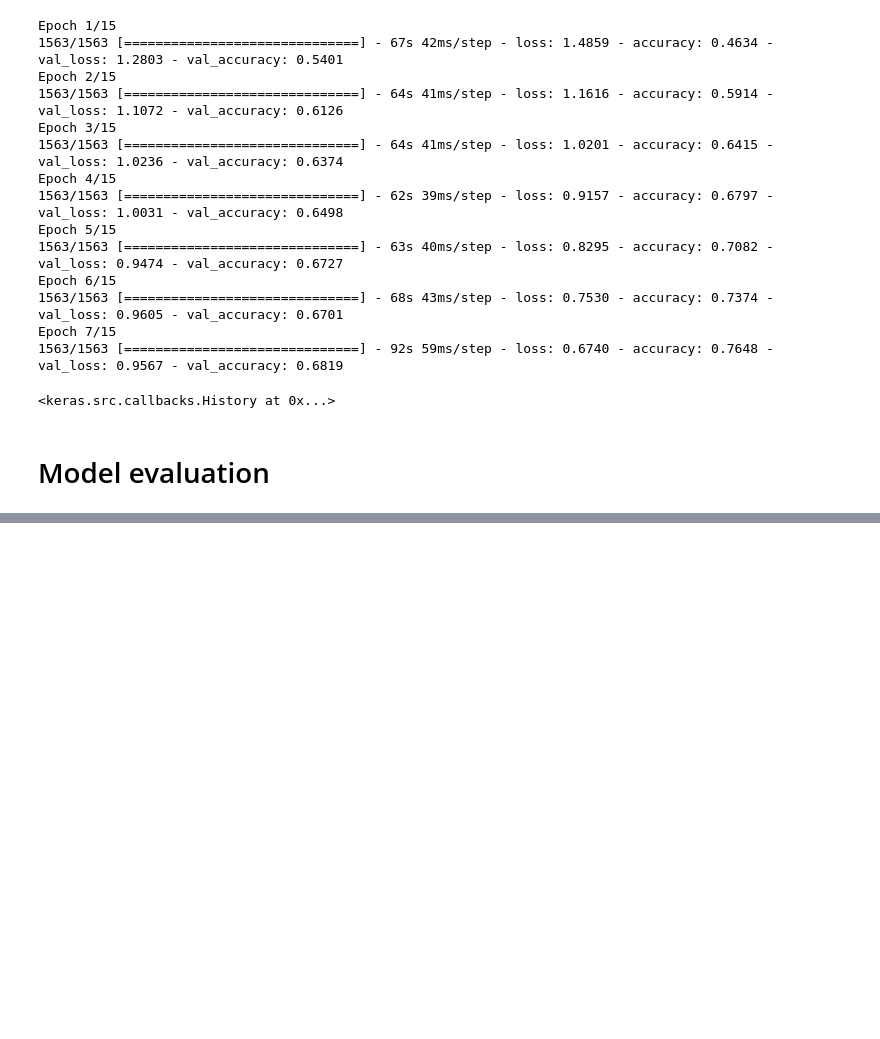
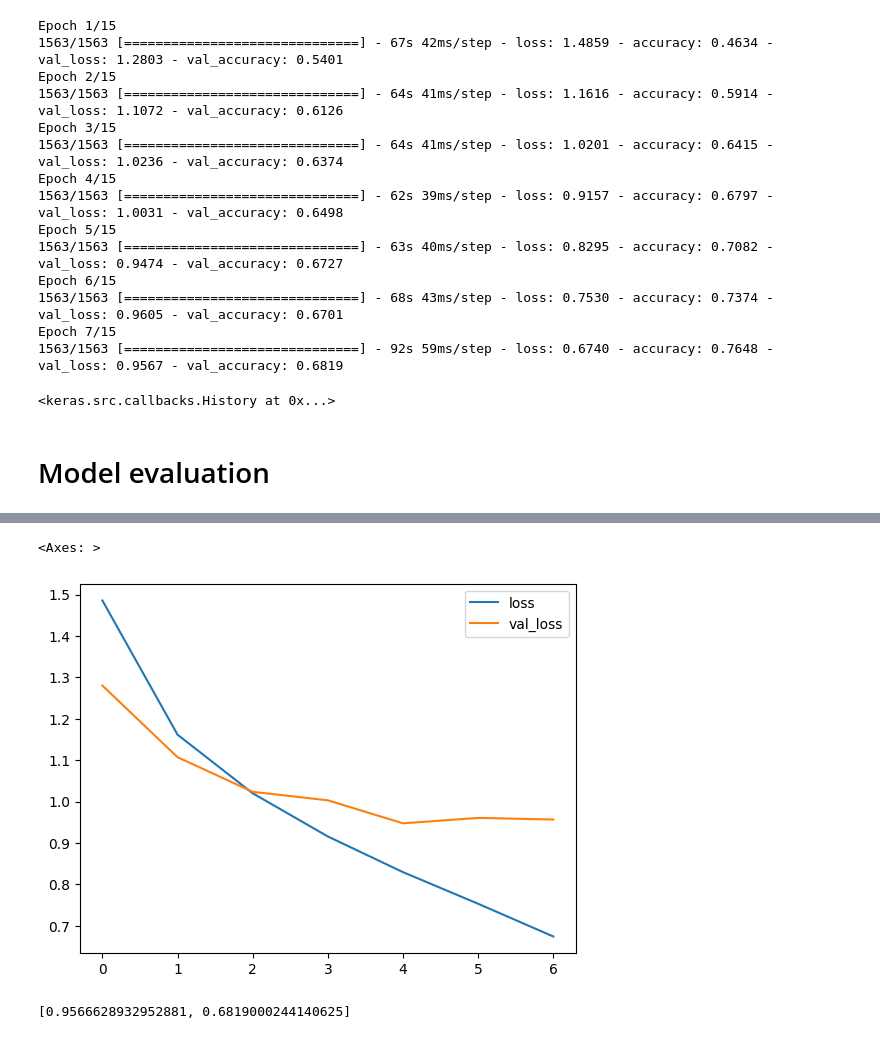
Before and after one commit to o-bissing/TF_Udemy, a Jupyter notebook: CNN_on_CIFAR_10.ipynb, the cells around one changed output, grey strips where cells are left out. Saved outputs shown, nothing was run; the diff lists cells and outputs as text; code cells hidden in the pictures; blank space fills up the shorter version.

```diff
--- a/CNN_on_CIFAR_10.ipynb
+++ b/CNN_on_CIFAR_10.ipynb
@@ -122,0 +133,9 @@ metrics[['accuracy','val_accuracy']]
+# %%
+metrics[['loss','val_loss']].plot()
+# %% [output]
+<Axes: >
+[figure, added]
+# %%
+model.evaluate(x_test,y_cat_test,verbose=0)
+# %% [output]
+[0.9566628932952881, 0.6819000244140625]
```
Also changed, not shown: parts of 13 cells of this notebook.
